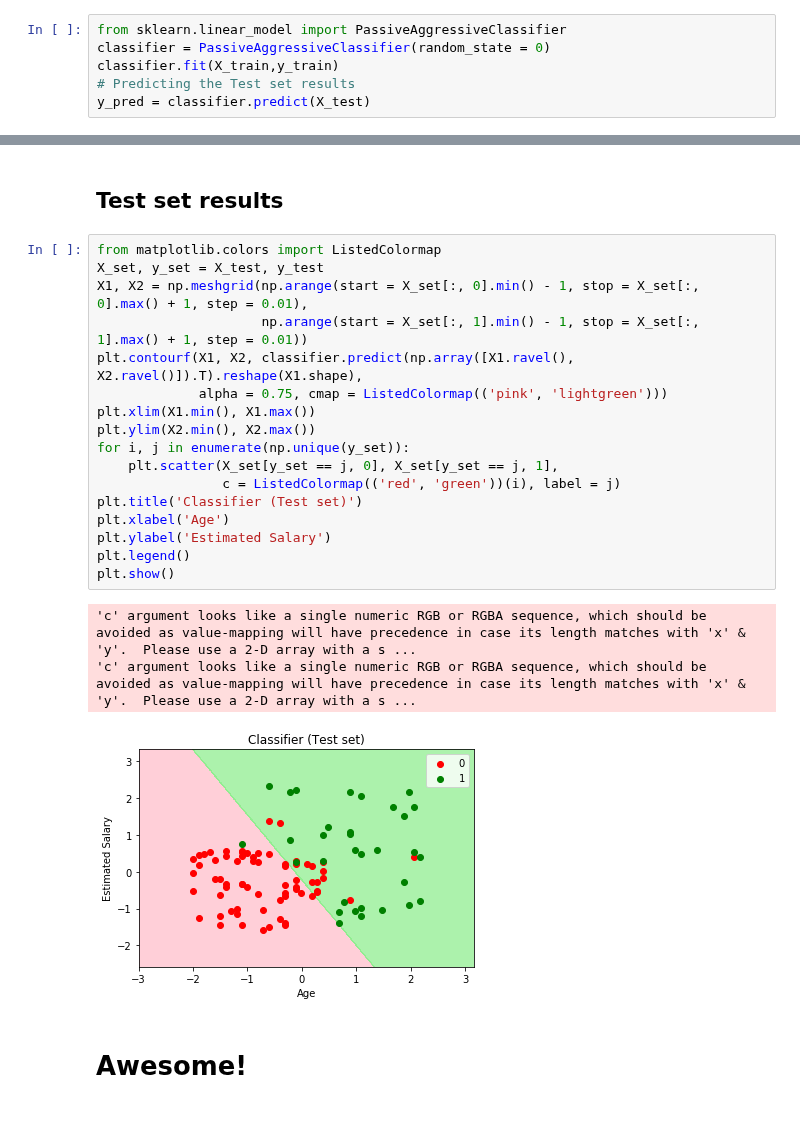
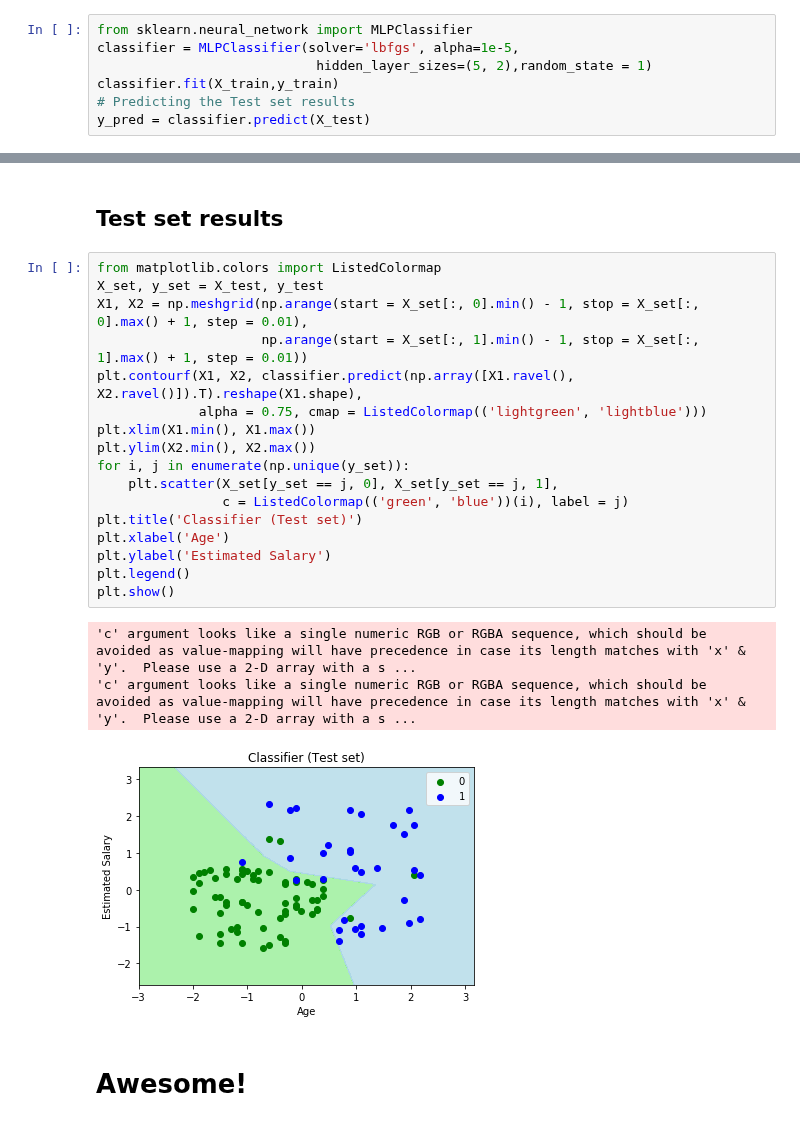
Before and after one commit to deeplearningunb/machinelearning-basics, a Jupyter notebook: logistic-regression-classifier.ipynb, the cells around one changed output, grey strips where cells are left out. Drawn from its saved outputs; the diff is of its cells as text.

Commit message:
Changing classifier to a neural network function

```diff
--- a/logistic-regression-classifier.ipynb
+++ b/logistic-regression-classifier.ipynb
@@ -48,8 +48,9 @@ X_test = sc.transform(X_test)
 # %% [markdown]
 ## Fitting classifier to the Training set
 # %%
-from sklearn.linear_model import PassiveAggressiveClassifier
-classifier = PassiveAggressiveClassifier(random_state = 0)
+from sklearn.neural_network import MLPClassifier
+classifier = MLPClassifier(solver='lbfgs', alpha=1e-5,
+                            hidden_layer_sizes=(5, 2),random_state = 1)
 classifier.fit(X_train,y_train)
 # Predicting the Test set results
 y_pred = classifier.predict(X_test)
@@ -93,24 +94,24 @@ plt.show()
 # %%
 from matplotlib.colors import ListedColormap
 X_set, y_set = X_test, y_test
 X1, X2 = np.meshgrid(np.arange(start = X_set[:, 0].min() - 1, stop = X_set[:, 0].max() + 1, step = 0.01),
                      np.arange(start = X_set[:, 1].min() - 1, stop = X_set[:, 1].max() + 1, step = 0.01))
 plt.contourf(X1, X2, classifier.predict(np.array([X1.ravel(), X2.ravel()]).T).reshape(X1.shape),
-             alpha = 0.75, cmap = ListedColormap(('pink', 'lightgreen')))
+             alpha = 0.75, cmap = ListedColormap(('lightgreen', 'lightblue')))
 plt.xlim(X1.min(), X1.max())
 plt.ylim(X2.min(), X2.max())
 for i, j in enumerate(np.unique(y_set)):
     plt.scatter(X_set[y_set == j, 0], X_set[y_set == j, 1],
-                c = ListedColormap(('red', 'green'))(i), label = j)
+                c = ListedColormap(('green', 'blue'))(i), label = j)
 plt.title('Classifier (Test set)')
 plt.xlabel('Age')
 plt.ylabel('Estimated Salary')
 plt.legend()
 plt.show()
 # %% [output]
 'c' argument looks like a single numeric RGB or RGBA sequence, which should be avoided as value-mapping will have precedence in case its length matches with 'x' & 'y'.  Please use a 2-D array with a s ...
 'c' argument looks like a single numeric RGB or RGBA sequence, which should be avoided as value-mapping will have precedence in case its length matches with 'x' & 'y'.  Please use a 2-D array with a s ...
-[figure, old version]
+[figure, new version]
 # %% [markdown]
 # Awesome!
 # %% [markdown]
```
Also changed, not shown: parts of 5 cells of this notebook, 1 other file.
